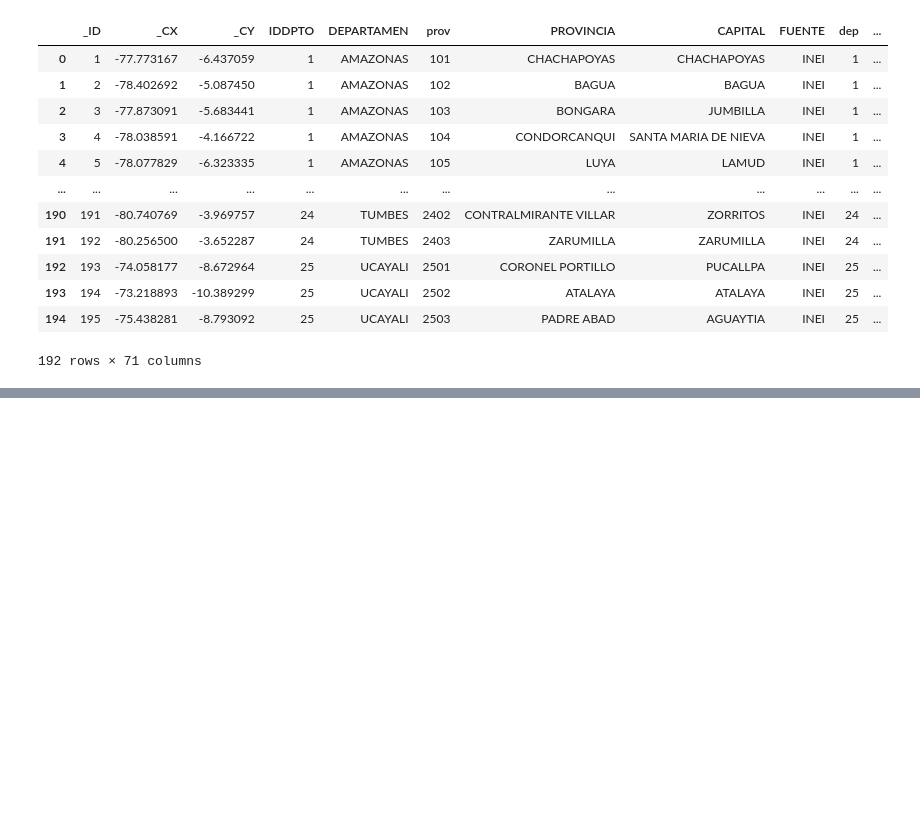
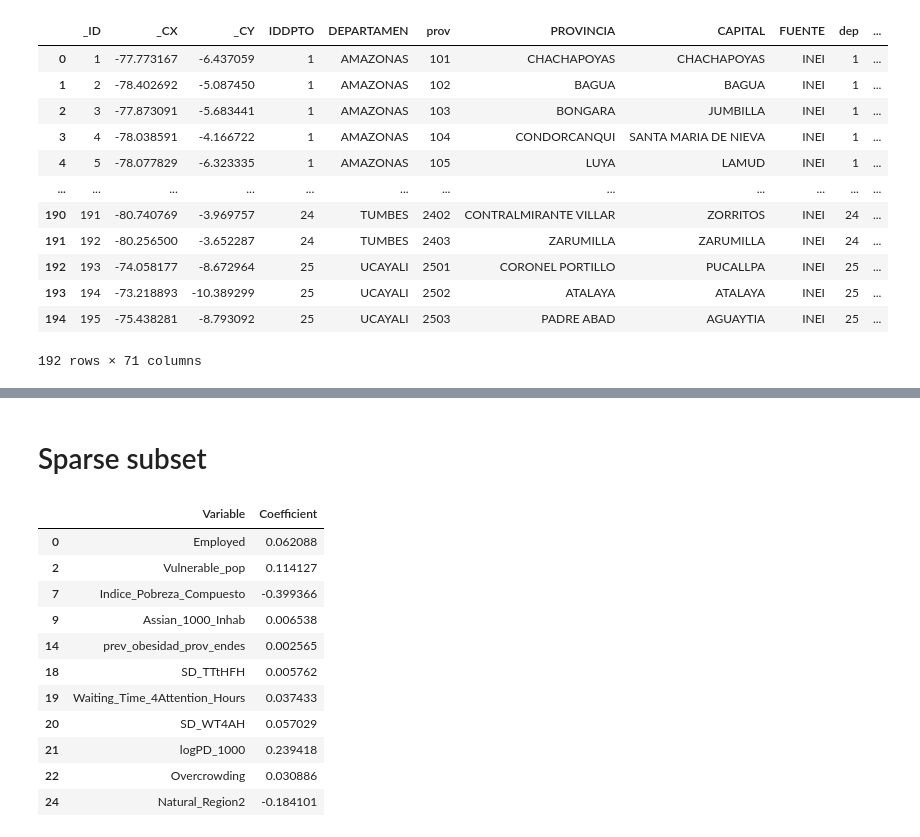
Before and after one commit to renatoquiliche/CuraZone, a Jupyter notebook: COVID19 Peruvian Provinces.ipynb, the cells around one changed output, grey strips where cells are left out. Saved outputs shown, nothing was run; the diff lists cells and outputs as text; code cells hidden in the pictures; blank space fills up the shorter version.

```diff
--- a/COVID19 Peruvian Provinces.ipynb
+++ b/COVID19 Peruvian Provinces.ipynb
@@ -111,0 +122,17 @@ array([-0.37721619])
+# %% [markdown]
+# Sparse subset
+# %%
+Results_LR.loc[Results_LR.Coefficient != 0]
+# %% [output]
+|  | Variable | Coefficient |
+| 0 | Employed | 0.062088 |
+| 2 | Vulnerable_pop | 0.114127 |
+| 7 | Indice_Pobreza_Compuesto | -0.399366 |
+| 9 | Assian_1000_Inhab | 0.006538 |
+| 14 | prev_obesidad_prov_endes | 0.002565 |
+| 18 | SD_TTtHFH | 0.005762 |
+| 19 | Waiting_Time_4Attention_Hours | 0.037433 |
+| 20 | SD_WT4AH | 0.057029 |
+| 21 | logPD_1000 | 0.239418 |
+| 22 | Overcrowding | 0.030886 |
+| 24 | Natural_Region2 | -0.184101 |
```
Also changed, not shown: parts of 16 cells of this notebook.
